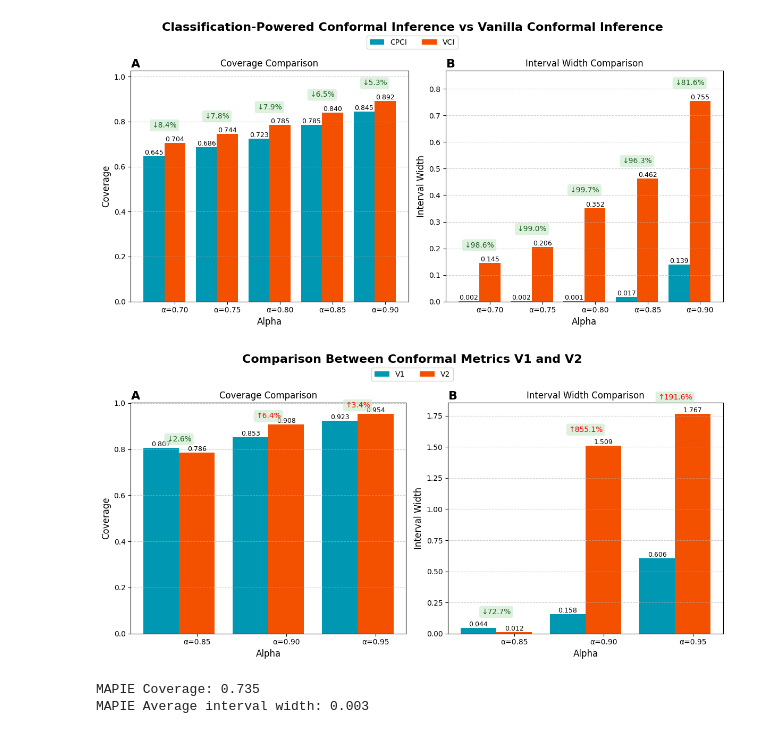
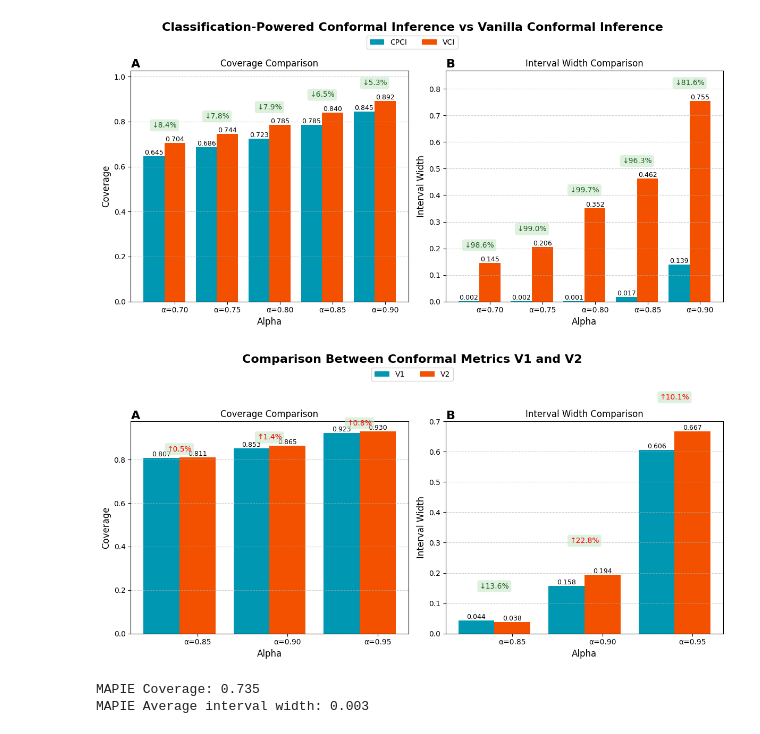
Before and after one commit to rdiazrincon/conformal_prediction_pd, a Jupyter notebook: conformal_pd_new.ipynb, the cells around one changed output. Saved outputs shown, nothing was run; the diff lists cells and outputs as text; code cells hidden in the pictures.

Commit message:
Include Non-Zero data

```diff
--- a/conformal_pd_new.ipynb
+++ b/conformal_pd_new.ipynb
@@ -347,7 +347,7 @@ def conformal_prediction_zero_inflated_v1(X, y_binary, y_continuous, alpha_tilda
     regressor.fit(X_train[mask_nonzero], y_cont_train[mask_nonzero])
 
     # Find optimal r using split calibration set one
-    r_values = np.arange(0.1, 0.95, 0.05)
+    r_values = [0.5, 0.5]
     all_interval_lengths = []
 
     for r in r_values:
@@ -445,9 +589,9 @@ conformal_metrics_last_v2 = {
 # %%
-lower_bound, upper_bound, y_test = conformal_prediction_zero_inflated_v2(
+lower_bound, upper_bound, y_test, metrics = conformal_prediction_zero_inflated_v1(
     X=X,
     y_binary=y_pred_all,
     y_continuous=normalized_pctg_change,
-    alpha_tilda=0.85  # Target coverage (90%)
+    alpha_tilda=0.95  # Target coverage (90%)
 )
 # Plot new vs old
 # Calculate and print coverage
@@ -455,4 +599,8 @@ coverage = np.mean((y_test >= lower_bound) & (y_test <= upper_bound))
 interval_width = np.mean(upper_bound - lower_bound)
 print(f"Coverage: {coverage:.3f}")
 print(f"Average interval width: {interval_width:.3f}")
+
+print(f"Method used: {metrics['method_used']}")
+print(f"Coverage for non-zeros: {metrics['coverage_nonzero']:.3f}")
+print(f"Average interval width for non-zeros: {metrics['avg_width_nonzero']:.3f}")
 # %% [output]
@@ -885,0 +1065,2 @@ plt.show()
+# %%
+conformal_metrics_vanilla =
@@ -1036,23 +1311,23 @@ conformal_metrics_last_v2 = {
 
 # Bar width and x-axis positions
 width = 0.4
-x = np.arange(len(conformal_metrics_last_v1["alpha"]))
+x = np.arange(len(conformal_metrics_last_v1_beta_tilde["alpha"]))
 
 # Compute percentage differences
-diff_coverage = (np.array(conformal_metrics_last_v1["coverage"]) - np.array(conformal_metrics_last_v2["coverage"])) / np.array(conformal_metrics_last_v1["coverage"]) * 100
-diff_interval = (np.array(conformal_metrics_last_v1["interval_width"]) - np.array(conformal_metrics_last_v2["interval_width"])) / np.array(conformal_metrics_last_v1["interval_width"]) * 100
+diff_coverage = (np.array(conformal_metrics_last_v1_beta_tilde["coverage"]) - np.array(conformal_metrics_last_v2_beta_tilde["coverage"])) / np.array(conformal_metrics_last_v1_beta_tilde["coverage"]) * 100
+diff_interval = (np.array(conformal_metrics_last_v1_beta_tilde["interval_width"]) - np.array(conformal_metrics_last_v2_beta_tilde["interval_width"])) / np.array(conformal_metrics_last_v1_beta_tilde["interval_width"]) * 100
 
 # Plot
 fig, (ax1, ax2) = plt.subplots(1, 2, figsize=(12, 6))
 fig.suptitle('Comparison Between Conformal Metrics V1 and V2', fontsize=16, weight='bold')
 
 # Coverage Comparison
-bar1 = ax1.bar(x - width, conformal_metrics_last_v1["coverage"], width, label='V1', color='#0097B2')
-bar2 = ax1.bar(x, conformal_metrics_last_v2["coverage"], width, label='V2', color='#F35000')
+bar1 = ax1.bar(x - width, conformal_metrics_last_v1_beta_tilde["coverage"], width, label='V1', color='#0097B2')
+bar2 = ax1.bar(x, conformal_metrics_last_v2_beta_tilde["coverage"], width, label='V2', color='#F35000')
 
 # Interval Width Comparison
-bar3 = ax2.bar(x - width, conformal_metrics_last_v1["interval_width"], width, label='V1', color='#0097B2')
-bar4 = ax2.bar(x, conformal_metrics_last_v2["interval_width"], width, label='V2', color='#F35000')
+bar3 = ax2.bar(x - width, conformal_metrics_last_v1_beta_tilde["interval_width"], width, label='V1', color='#0097B2')
+bar4 = ax2.bar(x, conformal_metrics_last_v2_beta_tilde["interval_width"], width, label='V2', color='#F35000')
 
 # Add value labels
 def add_value_labels(bars, ax):
@@ -1070,46 +1345,46 @@ bbox_props = dict(boxstyle="round,pad=0.3", fc='#C8E6C9', ec="none", alpha=0.6)
 
 for i, (diff_cov, diff_int) in enumerate(zip(diff_coverage, diff_interval)):
     # Coverage annotations
-    max_cov = max(conformal_metrics_last_v1["coverage"][i], conformal_metrics_last_v2["coverage"][i])
+    max_cov = max(conformal_metrics_last_v1_beta_tilde["coverage"][i], conformal_metrics_last_v2_beta_tilde["coverage"][i])
     annotation_height_cov = max_cov + 0.02  # Slightly above the highest bar
     ax1.text(x[i] - width/2, annotation_height_cov, f'↓{abs(diff_cov):.1f}%' if diff_cov > 0 else f'↑{abs(diff_cov):.1f}%',
              ha='center', va='bottom', fontsize=10, color='#1B5E20' if diff_cov > 0 else 'red', bbox=bbox_props)
 
     # Interval annotations
-    max_int = max(conformal_metrics_last_v1["interval_width"][i], conformal_metrics_last_v2["interval_width"][i])
+    max_int = max(conformal_metrics_last_v1_beta_tilde["interval_width"][i], conformal_metrics_last_v2_beta_tilde["interval_width"][i])
     annotation_height_int = max_int + 0.1  # Slightly above the highest bar
     ax2.text(x[i] - width/2, annotation_height_int, f'↓{abs(diff_int):.1f}%' if diff_int > 0 else f'↑{abs(diff_int):.1f}%',
              ha='center', va='bottom', fontsize=10, color='#1B5E20' if diff_int > 0 else 'red', bbox=bbox_props)
 
 # Axis labels and titles
 ax1.set_xticks(x)
-ax1.set_xticklabels([f'α={alpha:.2f}' for alpha in conformal_metrics_last_v1["alpha"]])
+ax1.set_xticklabels([f'α={alpha:.2f}' for alpha in conformal_metrics_last_v1_beta_tilde["alpha"]])
 ax1.set_xlabel('Alpha', fontsize=12)
 ax1.set_ylabel('Coverage', fontsize=12)
 ax1.set_title('Coverage Comparison', fontsize=12)
 ax1.grid(axis='y', linestyle='--', alpha=0.6)
 
 ax2.set_xticks(x)
-ax2.set_xticklabels([f'α={alpha:.2f}' for alpha in conformal_metrics_last_v1["alpha"]])
+ax2.set_xticklabels([f'α={alpha:.2f}' for alpha in conformal_metrics_last_v1_beta_tilde["alpha"]])
 ax2.set_xlabel('Alpha', fontsize=12)
 ax2.set_ylabel('Interval Width', fontsize=12)
 ax2.set_title('Interval Width Comparison', fontsize=12)
 ax2.grid(axis='y', linestyle='--', alpha=0.6)
 
 # Add letters A and B to the subplots
 ax1.text(0.035, 1.05, 'A', transform=ax1.transAxes, fontsize=16, fontweight='bold', va='top', ha='right')
 ax2.text(0.035, 1.05, 'B', transform=ax2.transAxes, fontsize=16, fontweight='bold', va='top', ha='right')
 
 # Add legend
 handles, labels = ax1.get_legend_handles_labels()
 fig.legend(handles, labels, loc='upper center', ncol=2, fontsize=10, bbox_to_anchor=(0.5, 0.95), frameon=True)
 
 # Adjust layout and show plot
 plt.tight_layout(rect=[0, 0, 1, 0.95])
 plt.savefig('Conformal_Metrics_V1_vs_V2.png', transparent=True, bbox_inches='tight')
 plt.show()
 # %% [output]
-[figure, old version]
+[figure, new version]
 # %%
 def conformal_prediction_zero_inflated_mapie(X, y_binary, y_continuous, alpha_tilda=0.9):
     """
```
Also changed, not shown: parts of 10 cells of this notebook, 1 other file.
